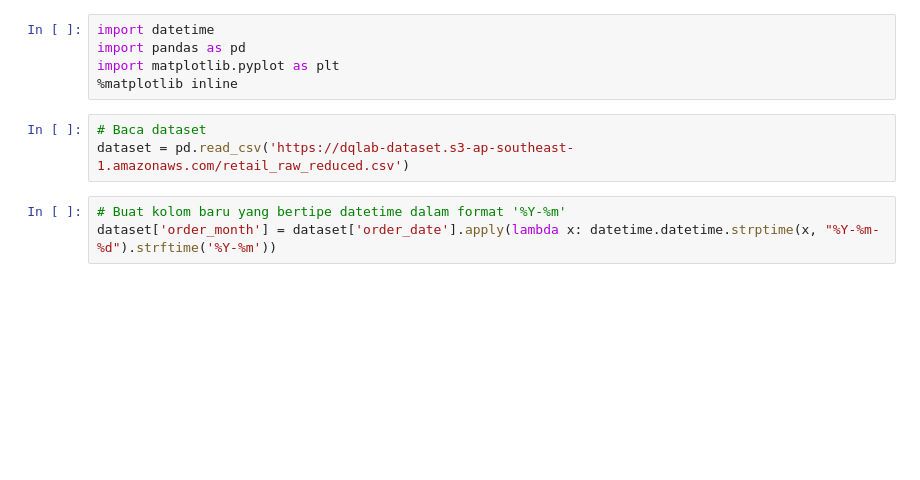
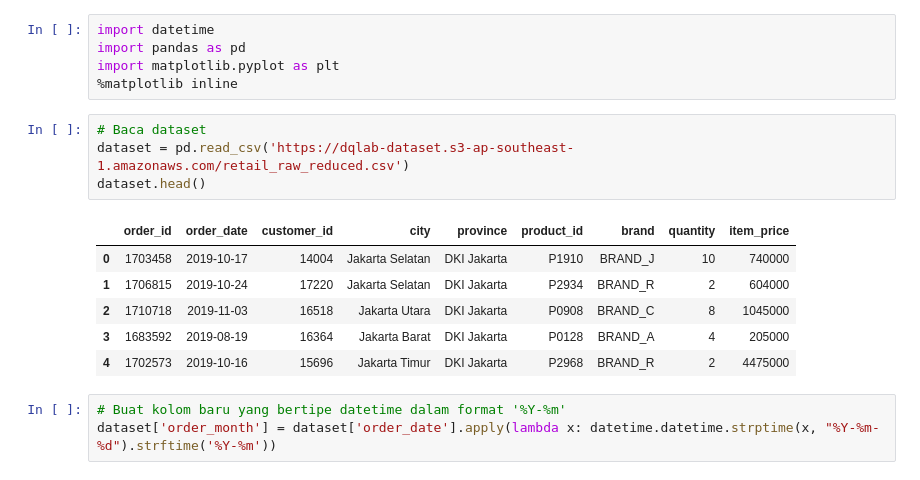
Before and after one commit to ariqnfl/learn-py, a Jupyter notebook: Matplotlib/Matplotlib 2.ipynb, the cells around one changed output. Saved outputs shown, nothing was run; the diff lists cells and outputs as text; blank space fills up the shorter version.

```diff
--- a/Matplotlib/Matplotlib 2.ipynb
+++ b/Matplotlib/Matplotlib 2.ipynb
@@ -6,6 +6,14 @@ import matplotlib.pyplot as plt
 # %%
 # Baca dataset
 dataset = pd.read_csv('https://dqlab-dataset.s3-ap-southeast-1.amazonaws.com/retail_raw_reduced.csv')
+dataset.head()
+# %% [output]
+|  | order_id | order_date | customer_id | city | province | product_id | brand | quantity | item_price |
+| 0 | 1703458 | 2019-10-17 | 14004 | Jakarta Selatan | DKI Jakarta | P1910 | BRAND_J | 10 | 740000 |
+| 1 | 1706815 | 2019-10-24 | 17220 | Jakarta Selatan | DKI Jakarta | P2934 | BRAND_R | 2 | 604000 |
+| 2 | 1710718 | 2019-11-03 | 16518 | Jakarta Utara | DKI Jakarta | P0908 | BRAND_C | 8 | 1045000 |
+| 3 | 1683592 | 2019-08-19 | 16364 | Jakarta Barat | DKI Jakarta | P0128 | BRAND_A | 4 | 205000 |
+| 4 | 1702573 | 2019-10-16 | 15696 | Jakarta Timur | DKI Jakarta | P2968 | BRAND_R | 2 | 4475000 |
 # %%
 # Buat kolom baru yang bertipe datetime dalam format '%Y-%m'
 dataset['order_month'] = dataset['order_date'].apply(lambda x: datetime.datetime.strptime(x, "%Y-%m-%d").strftime('%Y-%m'))
```
Also changed, not shown: 3 other files.
